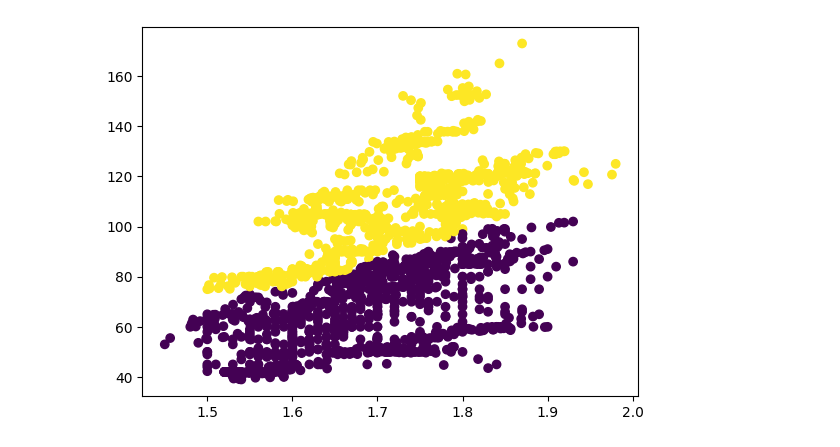
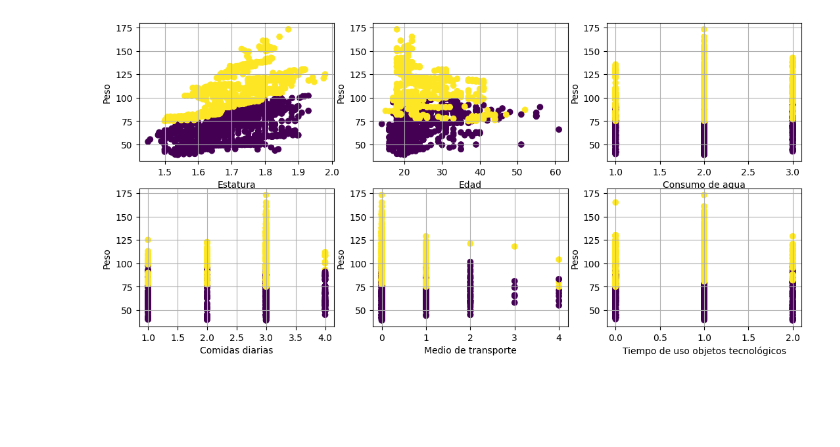
Before and after one commit to cmpineros/ProyObesity-2, a Jupyter notebook: Modelo 1 - Logit/logit.ipynb, the cells around one changed output. Drawn from its saved outputs; the diff is of its cells as text; code cells hidden in the pictures; blank space fills up the shorter version.

```diff
--- a/Modelo 1 - Logit/logit.ipynb
+++ b/Modelo 1 - Logit/logit.ipynb
@@ -21,11 +23,56 @@ obesidad.head()
 | 2 | 0 | 23.0 | 1.80 | 77.0 | 1 | 0 | 2.0 | 3.0 | 1 | 0 | ... |
 | 3 | 0 | 27.0 | 1.80 | 87.0 | 0 | 0 | 3.0 | 3.0 | 1 | 0 | ... |
 | 4 | 0 | 22.0 | 1.78 | 89.8 | 0 | 0 | 2.0 | 1.0 | 1 | 0 | ... |
-# %%
-### Gráficos de dispersión
-
-plt.scatter(obesidad['Height'], obesidad['Weight'], c=obesidad['Obesity'])
-plt.savefig('scatter.png')
-plt.show()
-# %% [output]
-[figure, removed]
+# %%
+### Gráficos de dispersión
+plt.rcParams["figure.figsize"] = (13,6)
+
+# grafica 1
+plt.subplot(2,3,1)
+plt.scatter(obesidad['Height'], obesidad['Weight'], c=obesidad['Obesity'])
+plt.savefig('scatter.png')
+plt.xlabel('Estatura')
+plt.ylabel('Peso')
+plt.grid()
+
+# grafica 2
+plt.subplot(2,3,2)
+plt.scatter(obesidad['Age'], obesidad['Weight'], c=obesidad['Obesity'])
+plt.savefig('scatter.png')
+plt.xlabel('Edad')
+plt.ylabel('Peso')
+plt.grid()
+
+# grafica 3
+plt.subplot(2,3,3)
+plt.scatter(obesidad['CH2O'], obesidad['Weight'], c=obesidad['Obesity'])
+plt.savefig('scatter.png')
+plt.xlabel('Consumo de agua')
+plt.ylabel('Peso')
+plt.grid()
+
+# grafica 4
+plt.subplot(2,3,4)
+plt.scatter(obesidad['NCP'], obesidad['Weight'], c=obesidad['Obesity'])
+plt.savefig('scatter.png')
+plt.xlabel('Comidas diarias')
+plt.ylabel('Peso')
+plt.grid()
+
+# grafica 5
+plt.subplot(2,3,5)
+plt.scatter(obesidad['MTRANS'], obesidad['Weight'], c=obesidad['Obesity'])
+plt.savefig('scatter.png')
+plt.xlabel('Medio de transporte')
+plt.ylabel('Peso')
+plt.grid()
+
+# grafica 6
+plt.subplot(2,3,6)
+plt.scatter(obesidad['TUE'], obesidad['Weight'], c=obesidad['Obesity'])
+plt.savefig('scatter.png')
+plt.xlabel('Tiempo de uso objetos tecnológicos')
+plt.ylabel('Peso')
+plt.grid()
+# %% [output]
+[figure, added]
```
Also changed, not shown: parts of 4 cells of this notebook.
